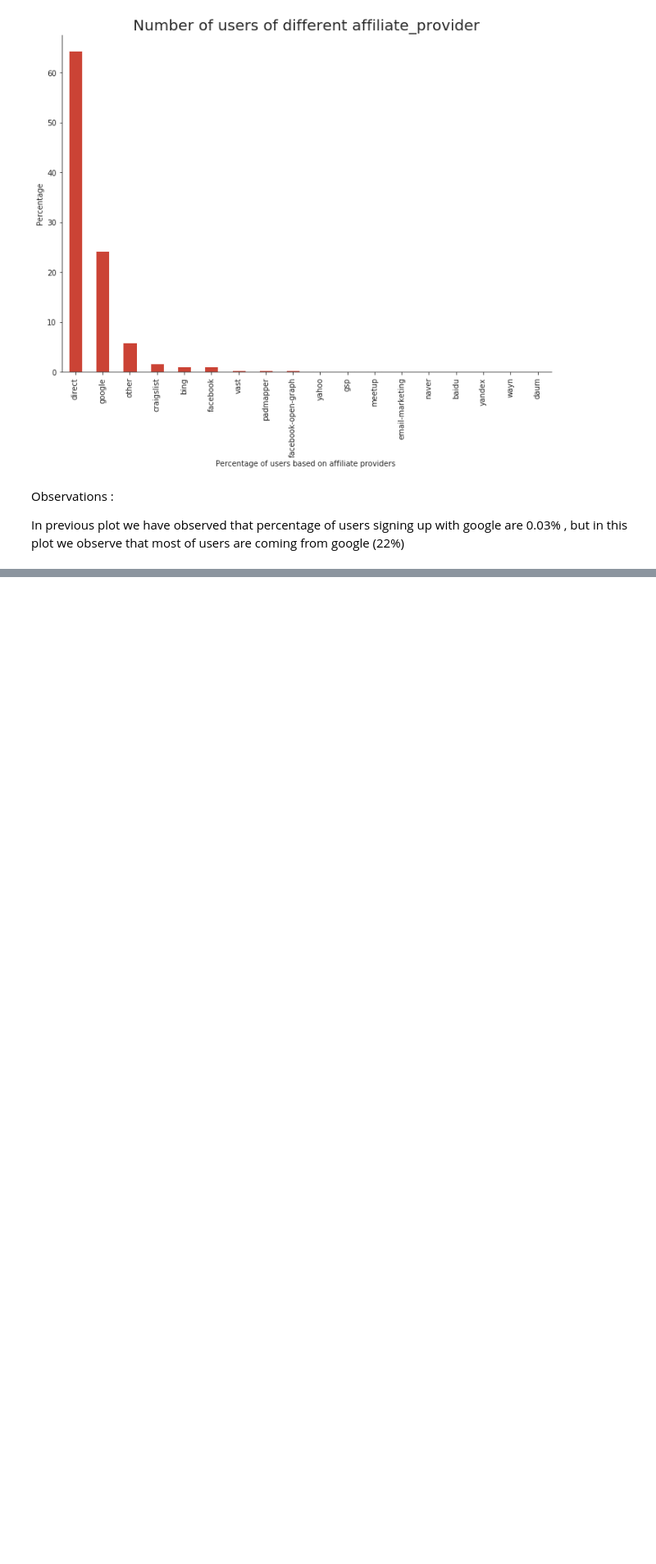
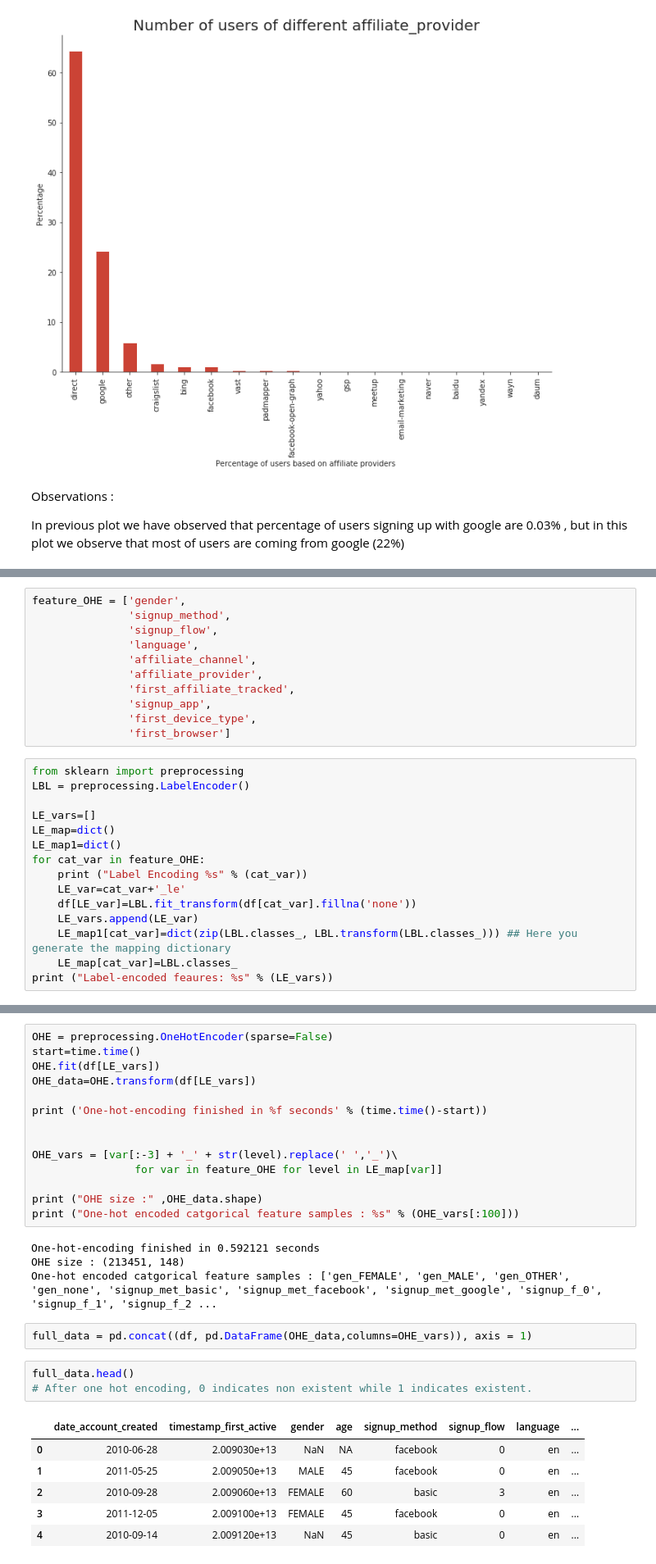
Before and after one commit to fwang312/Airbnb-User-Booking, a Jupyter notebook: New_User_Booking.ipynb, the cells around one changed output, grey strips where cells are left out. Shown: that part at 82% size. Saved outputs shown, nothing was run; the diff lists cells and outputs as text; blank space fills up the shorter version.

```diff
--- a/New_User_Booking.ipynb
+++ b/New_User_Booking.ipynb
@@ -311,0 +414,26 @@ In previous plot we have observed that percentage of users signing up with googl
+# %%
+feature_OHE = ['gender',
+               'signup_method',
+               'signup_flow',
+               'language',
+               'affiliate_channel',
+               'affiliate_provider',
+               'first_affiliate_tracked',
+               'signup_app',
+               'first_device_type',
+               'first_browser']
+# %%
+from sklearn import preprocessing
+LBL = preprocessing.LabelEncoder()
+
+LE_vars=[]
+LE_map=dict()
+LE_map1=dict()
+for cat_var in feature_OHE:
+    print ("Label Encoding %s" % (cat_var))
+    LE_var=cat_var+'_le'
+    df[LE_var]=LBL.fit_transform(df[cat_var].fillna('none'))
+    LE_vars.append(LE_var)
+    LE_map1[cat_var]=dict(zip(LBL.classes_, LBL.transform(LBL.classes_))) ## Here you generate the mapping dictionary
+    LE_map[cat_var]=LBL.classes_
+print ("Label-encoded feaures: %s" % (LE_vars))
@@ -311,0 +452,30 @@ In previous plot we have observed that percentage of users signing up with googl
+# %%
+OHE = preprocessing.OneHotEncoder(sparse=False)
+start=time.time()
+OHE.fit(df[LE_vars])
+OHE_data=OHE.transform(df[LE_vars])
+
+print ('One-hot-encoding finished in %f seconds' % (time.time()-start))
+
+
+OHE_vars = [var[:-3] + '_' + str(level).replace(' ','_')\
+                for var in feature_OHE for level in LE_map[var]]
+
+print ("OHE size :" ,OHE_data.shape)
+print ("One-hot encoded catgorical feature samples : %s" % (OHE_vars[:100]))
+# %% [output]
+One-hot-encoding finished in 0.592121 seconds
+OHE size : (213451, 148)
+One-hot encoded catgorical feature samples : ['gen_FEMALE', 'gen_MALE', 'gen_OTHER', 'gen_none', 'signup_met_basic', 'signup_met_facebook', 'signup_met_google', 'signup_f_0', 'signup_f_1', 'signup_f_2 ...
+# %%
+full_data = pd.concat((df, pd.DataFrame(OHE_data,columns=OHE_vars)), axis = 1)
+# %%
+full_data.head()
+# After one hot encoding, 0 indicates non existent while 1 indicates existent.
+# %% [output]
+|  | date_account_created | timestamp_first_active | gender | age | signup_method | signup_flow | language | ... |
+| 0 | 2010-06-28 | 2.009030e+13 | NaN | NA | facebook | 0 | en | ... |
+| 1 | 2011-05-25 | 2.009050e+13 | MALE | 45 | facebook | 0 | en | ... |
+| 2 | 2010-09-28 | 2.009060e+13 | FEMALE | 60 | basic | 3 | en | ... |
+| 3 | 2011-12-05 | 2.009100e+13 | FEMALE | 45 | facebook | 0 | en | ... |
+| 4 | 2010-09-14 | 2.009120e+13 | NaN | 45 | basic | 0 | en | ... |
```
Also changed, not shown: parts of 34 cells of this notebook.
